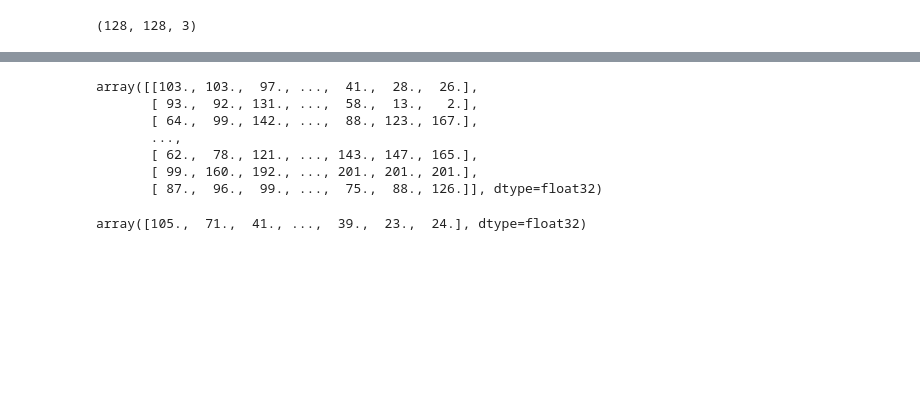
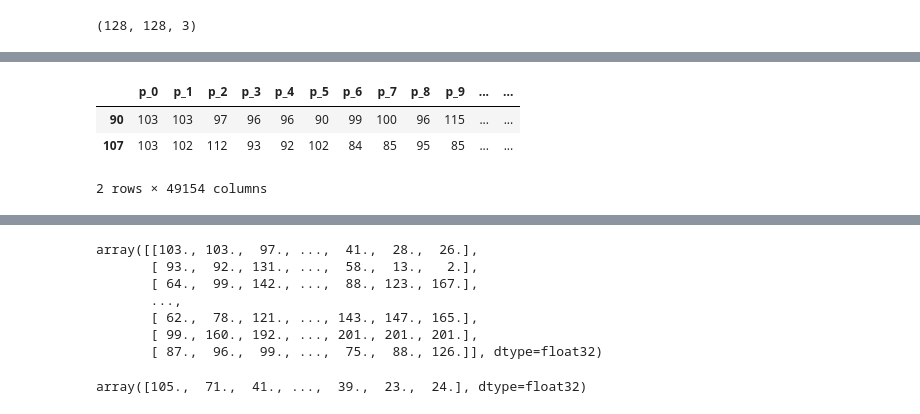
Before and after one commit to shekharbiswas/Multi-CNN, a Jupyter notebook: test.ipynb, the cells around one changed output, grey strips where cells are left out. Cells and saved outputs as stored; diff of their text form; code cells hidden in the pictures; blank space fills up the shorter version.

```diff
--- a/test.ipynb
+++ b/test.ipynb
@@ -72,3 +76,10 @@ df
+# %%
+df[df['p_0'] == 103]
+# %% [output]
+|  | p_0 | p_1 | p_2 | p_3 | p_4 | p_5 | p_6 | p_7 | p_8 | p_9 | ... | ... |
+| 90 | 103 | 103 | 97 | 96 | 96 | 90 | 99 | 100 | 96 | 115 | ... | ... |
+| 107 | 103 | 102 | 112 | 93 | 92 | 102 | 84 | 85 | 95 | 85 | ... | ... |
+2 rows × 49154 columns
 # %%
 X   = df.drop(['Age', 'Gender'], axis = 1)
 y = df['Gender']
```
Also changed, not shown: parts of 7 cells of this notebook, 1 other file.
